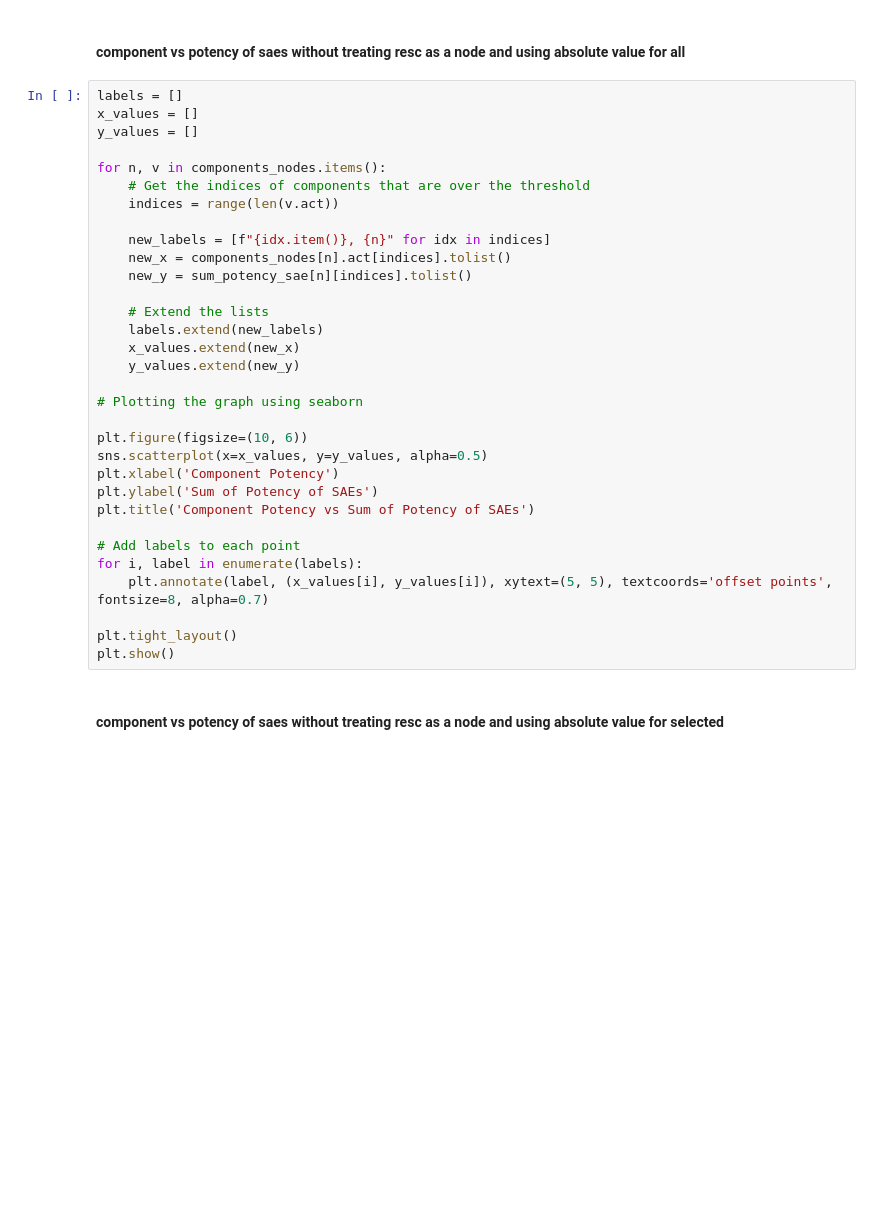
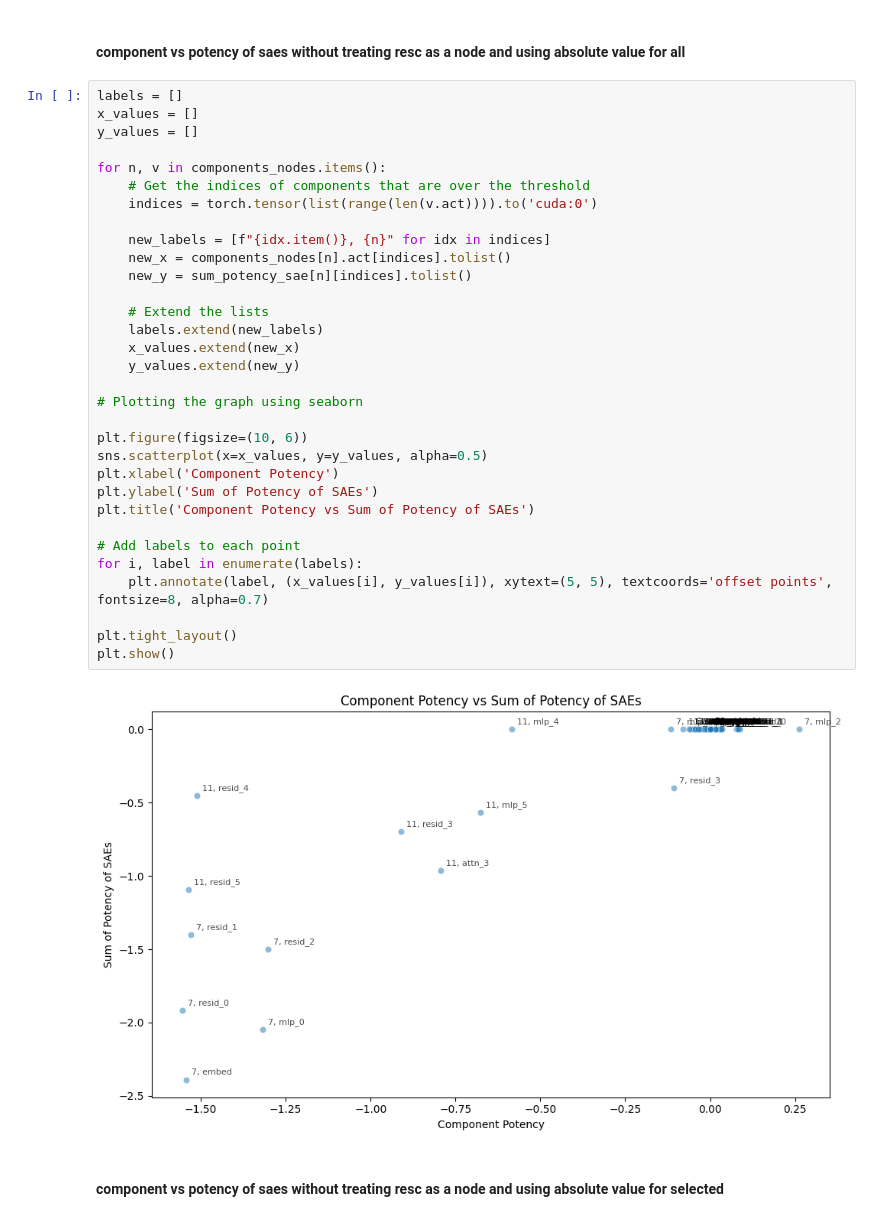
Before and after one commit to Nicole-Nobili/feature-circuits, a Jupyter notebook: plotting_graphs.ipynb, the cells around one changed output. Saved outputs shown, nothing was run; the diff lists cells and outputs as text; blank space fills up the shorter version.

```diff
--- a/plotting_graphs.ipynb
+++ b/plotting_graphs.ipynb
@@ -332,34 +377,36 @@ plt.show()
 labels = []
 x_values = []
 y_values = []
 
 for n, v in components_nodes.items():
     # Get the indices of components that are over the threshold
-    indices = range(len(v.act))
+    indices = torch.tensor(list(range(len(v.act)))).to('cuda:0')
 
     new_labels = [f"{idx.item()}, {n}" for idx in indices]
     new_x = components_nodes[n].act[indices].tolist()
     new_y = sum_potency_sae[n][indices].tolist()
 
     # Extend the lists
     labels.extend(new_labels)
     x_values.extend(new_x)
     y_values.extend(new_y)
 
 # Plotting the graph using seaborn
 
 plt.figure(figsize=(10, 6))
 sns.scatterplot(x=x_values, y=y_values, alpha=0.5)
 plt.xlabel('Component Potency')
 plt.ylabel('Sum of Potency of SAEs')
 plt.title('Component Potency vs Sum of Potency of SAEs')
 
 # Add labels to each point
 for i, label in enumerate(labels):
     plt.annotate(label, (x_values[i], y_values[i]), xytext=(5, 5), textcoords='offset points', fontsize=8, alpha=0.7)
 
 plt.tight_layout()
 plt.show()
+# %% [output]
+[figure, added]
 # %% [markdown]
 #### component vs potency of saes without treating resc as a node and using absolute value for selected
 # %%
```
Also changed, not shown: parts of 22 cells of this notebook.
